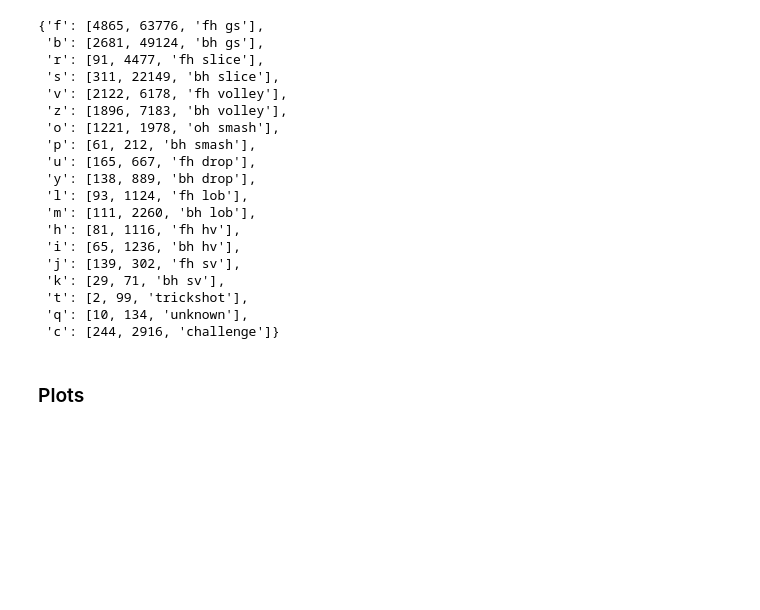
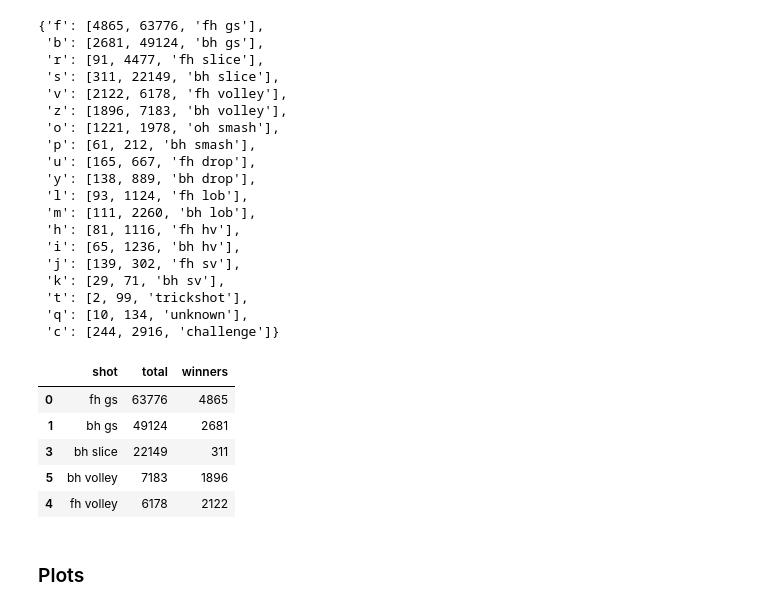
Before and after one commit to kyirong6/303, a Jupyter notebook: experiments/experiments.ipynb, the cells around one changed output. Saved outputs shown, nothing was run; the diff lists cells and outputs as text; code cells hidden in the pictures; blank space fills up the shorter version.

```diff
--- a/experiments/experiments.ipynb
+++ b/experiments/experiments.ipynb
@@ -148,6 +152,15 @@ shot_selection_df = pd.DataFrame(df)
 shot_selection_df =  shot_selection_df.sort_values("total", ascending=False)
 # %%
 shot_selection_df = shot_selection_df[shot_selection_df['total']>=6000]
+# %%
+shot_selection_df
+# %% [output]
+|  | shot | total | winners |
+| 0 | fh gs | 63776 | 4865 |
+| 1 | bh gs | 49124 | 2681 |
+| 3 | bh slice | 22149 | 311 |
+| 5 | bh volley | 7183 | 1896 |
+| 4 | fh volley | 6178 | 2122 |
 # %% [markdown]
 ### Plots
 # %% [markdown]
```
Also changed, not shown: parts of 88 cells of this notebook.
